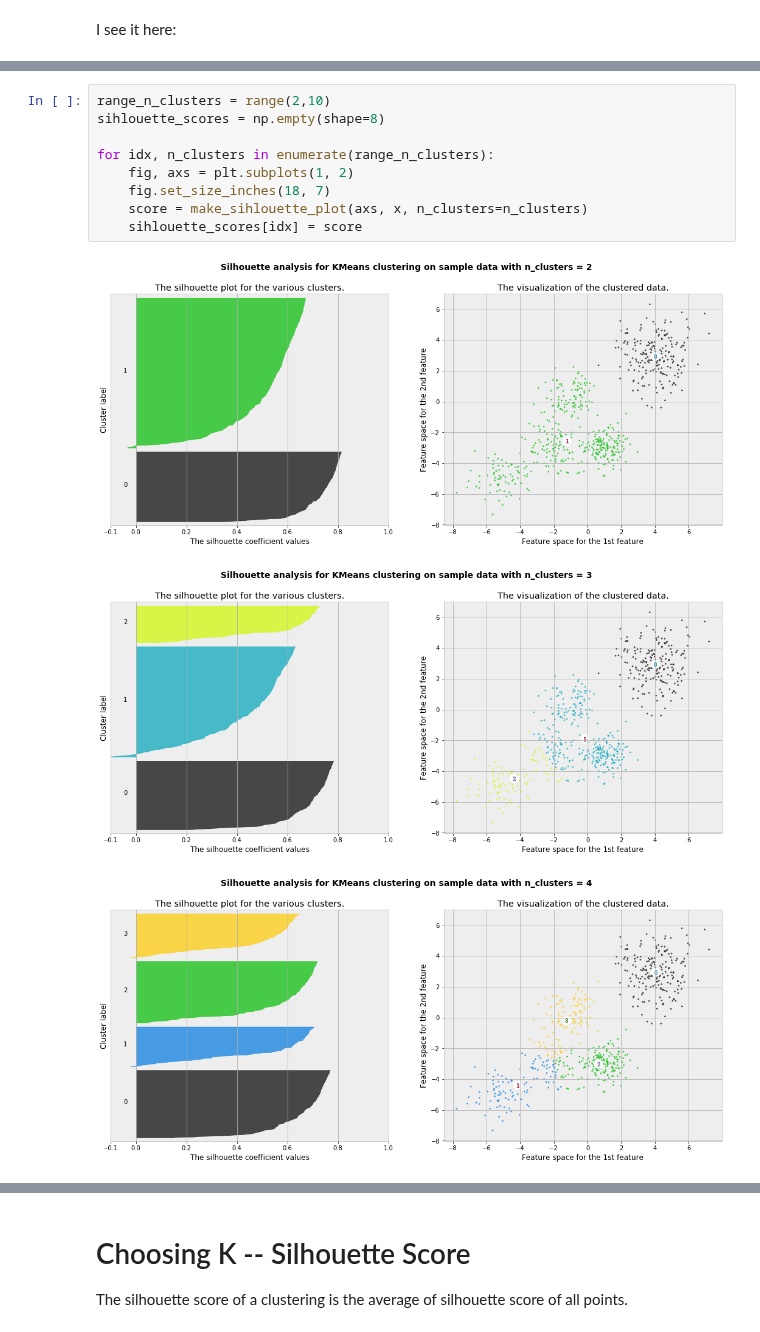
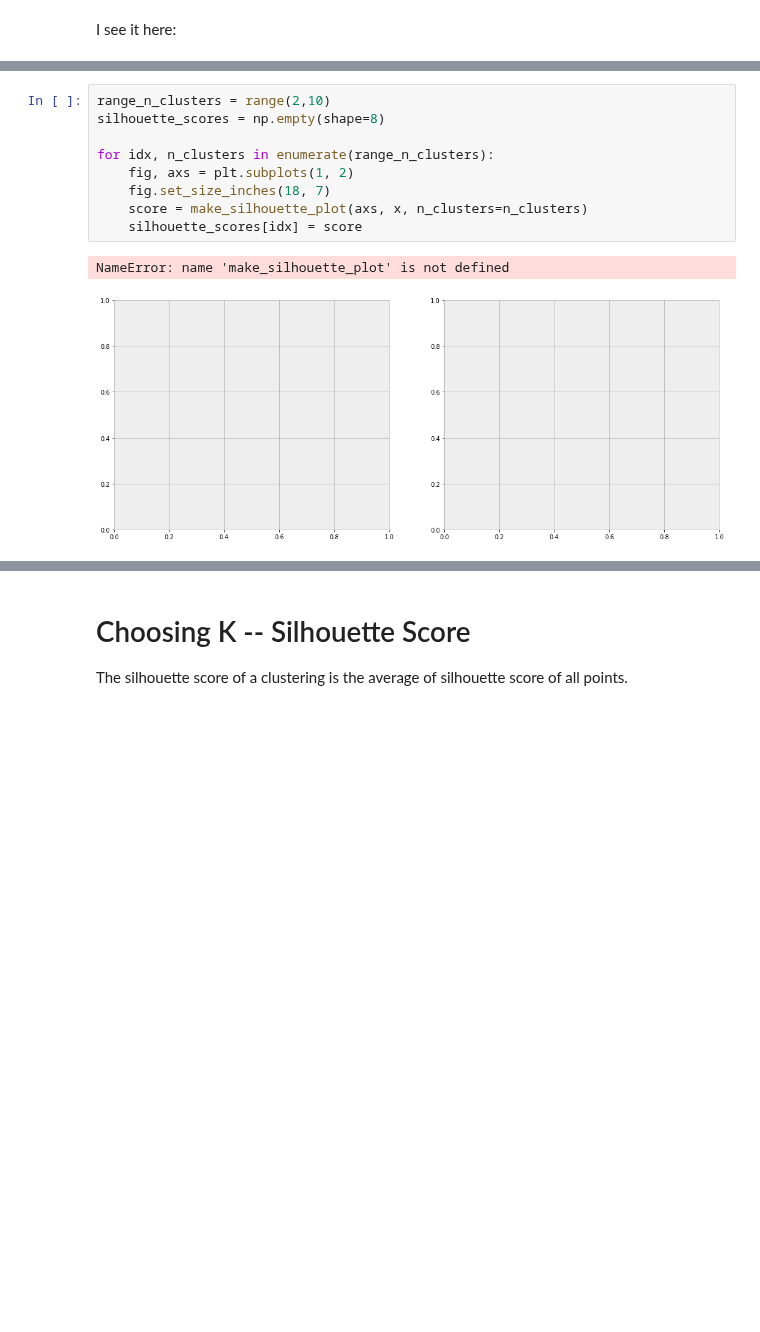
Before and after one commit to wmarshall484/DSI_LECTURES_2, a Jupyter notebook: clustering/matt_drury/clustering-lesson.ipynb, the cells around one changed output, grey strips where cells are left out. Saved outputs shown, nothing was run; the diff lists cells and outputs as text; blank space fills up the shorter version.

Commit message:
Spell check matts clustering lesson.

```diff
--- a/clustering/matt_drury/clustering-lesson.ipynb
+++ b/clustering/matt_drury/clustering-lesson.ipynb
@@ -334,13 +334,12 @@ A silhouette graph is a representation of the silhouette score of ever data poin
 # %%
 range_n_clusters = range(2,10)
-sihlouette_scores = np.empty(shape=8)
+silhouette_scores = np.empty(shape=8)
 
 for idx, n_clusters in enumerate(range_n_clusters):
     fig, axs = plt.subplots(1, 2)
     fig.set_size_inches(18, 7)
-    score = make_sihlouette_plot(axs, x, n_clusters=n_clusters)
-    sihlouette_scores[idx] = score
+    score = make_silhouette_plot(axs, x, n_clusters=n_clusters)
+    silhouette_scores[idx] = score
 # %% [output]
+NameError: name 'make_silhouette_plot' is not defined
-[figure, old version]
+[figure, new version]
-[figure, removed]
-[figure, removed]
```
Also changed, not shown: parts of 30 cells of this notebook, 1 other file.
